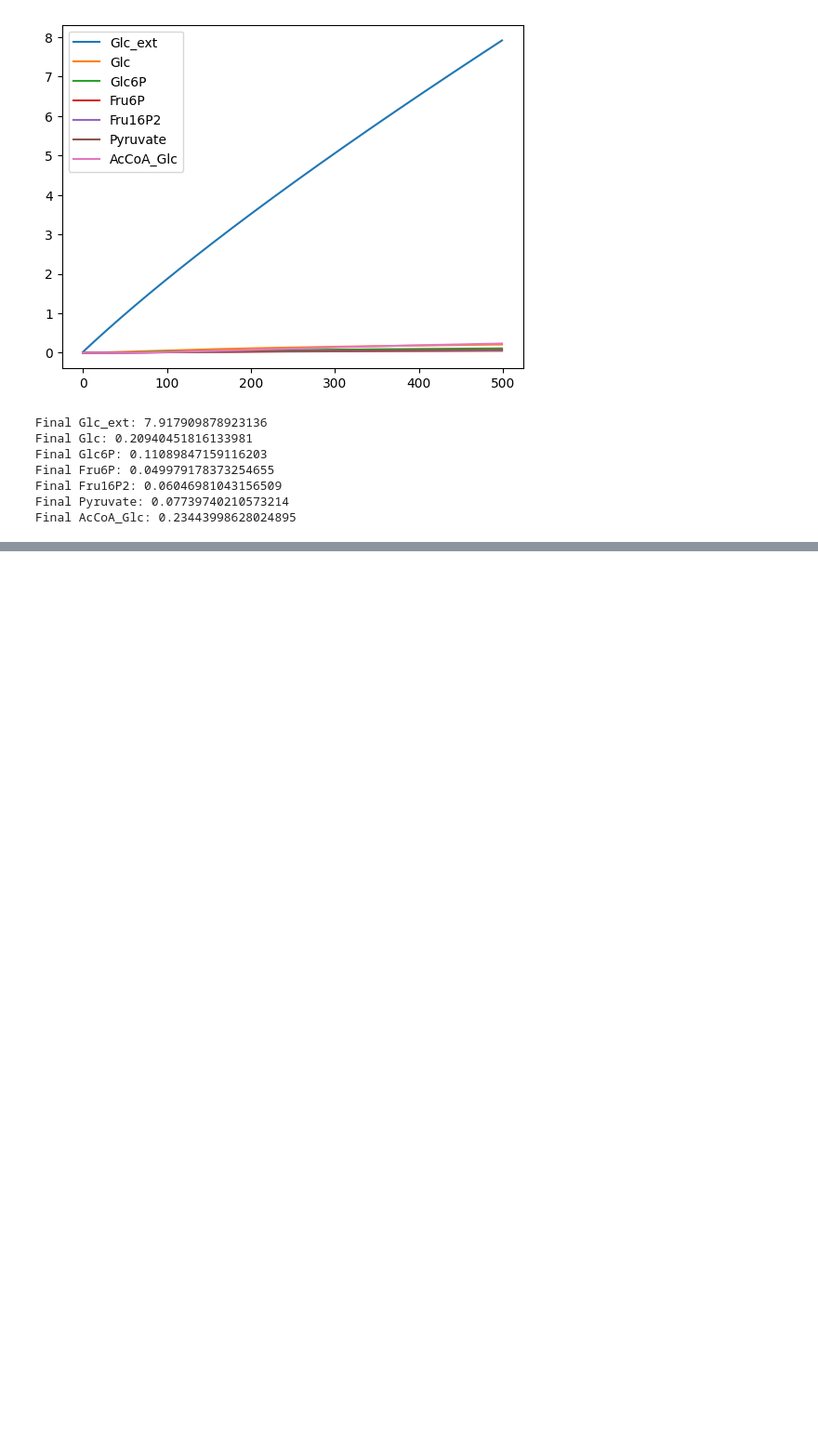
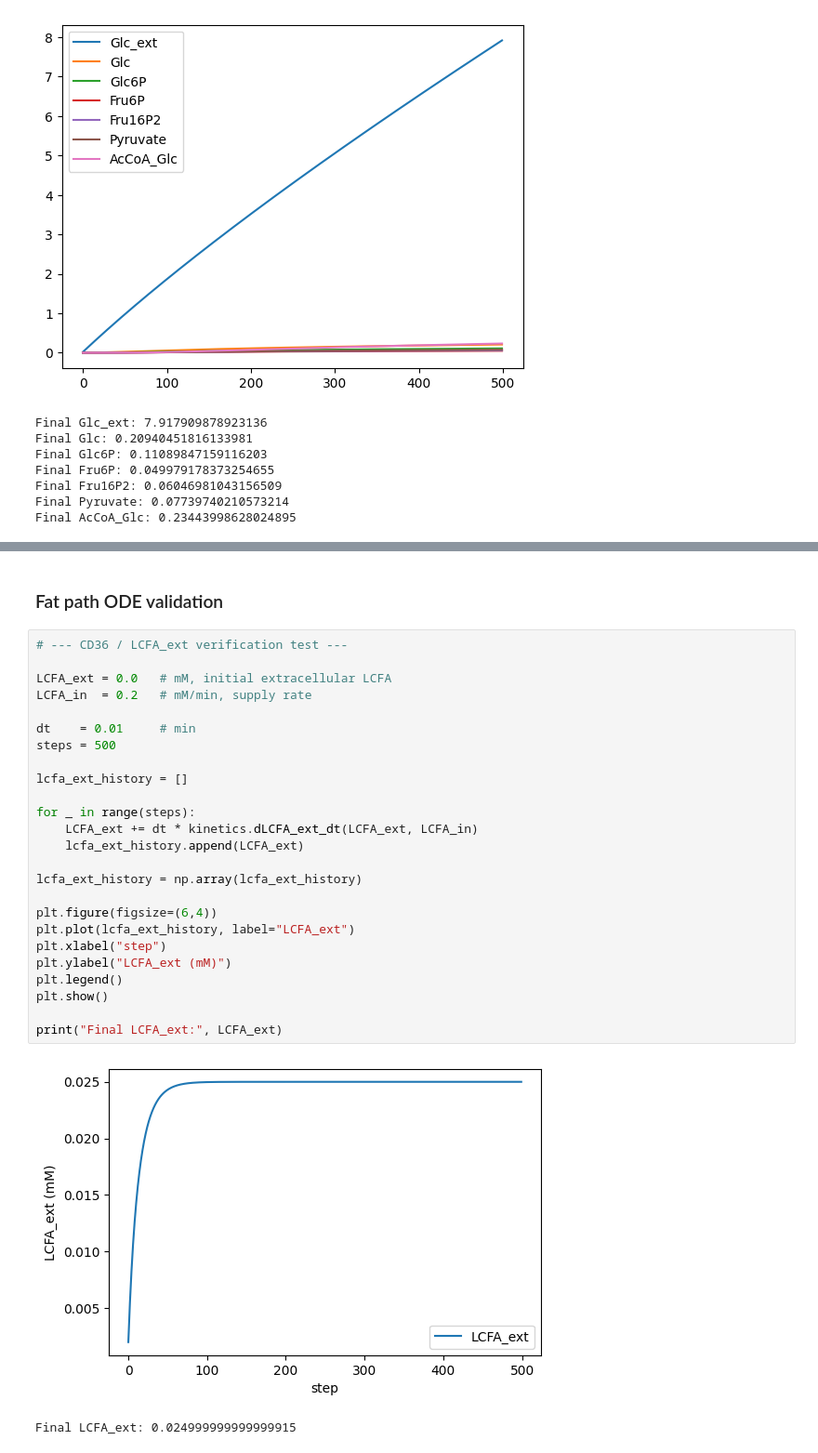
Before and after one commit to Affi26/JupyterNotebook, a Jupyter notebook: randle-cycle-real-time-interactive/src/test-kinetics-sim.ipynb, the cells around one changed output, grey strips where cells are left out. Shown at 93% size. Cells and saved outputs as stored; diff of their text form; blank space fills up the shorter version.

```diff
--- a/randle-cycle-real-time-interactive/src/test-kinetics-sim.ipynb
+++ b/randle-cycle-real-time-interactive/src/test-kinetics-sim.ipynb
@@ -498,0 +505,30 @@ Final Cit (Cit0=5.0): 1.2511358808596489
+# %% [markdown]
+### Fat path ODE validation
+# %%
+# --- CD36 / LCFA_ext verification test ---
+
+LCFA_ext = 0.0   # mM, initial extracellular LCFA
+LCFA_in  = 0.2   # mM/min, supply rate
+
+dt    = 0.01     # min
+steps = 500
+
+lcfa_ext_history = []
+
+for _ in range(steps):
+    LCFA_ext += dt * kinetics.dLCFA_ext_dt(LCFA_ext, LCFA_in)
+    lcfa_ext_history.append(LCFA_ext)
+
+lcfa_ext_history = np.array(lcfa_ext_history)
+
+plt.figure(figsize=(6,4))
+plt.plot(lcfa_ext_history, label="LCFA_ext")
+plt.xlabel("step")
+plt.ylabel("LCFA_ext (mM)")
+plt.legend()
+plt.show()
+
+print("Final LCFA_ext:", LCFA_ext)
+# %% [output]
+[figure, added]
+Final LCFA_ext: 0.024999999999999915
```
Also changed, not shown: parts of 15 cells of this notebook, 2 other files.
